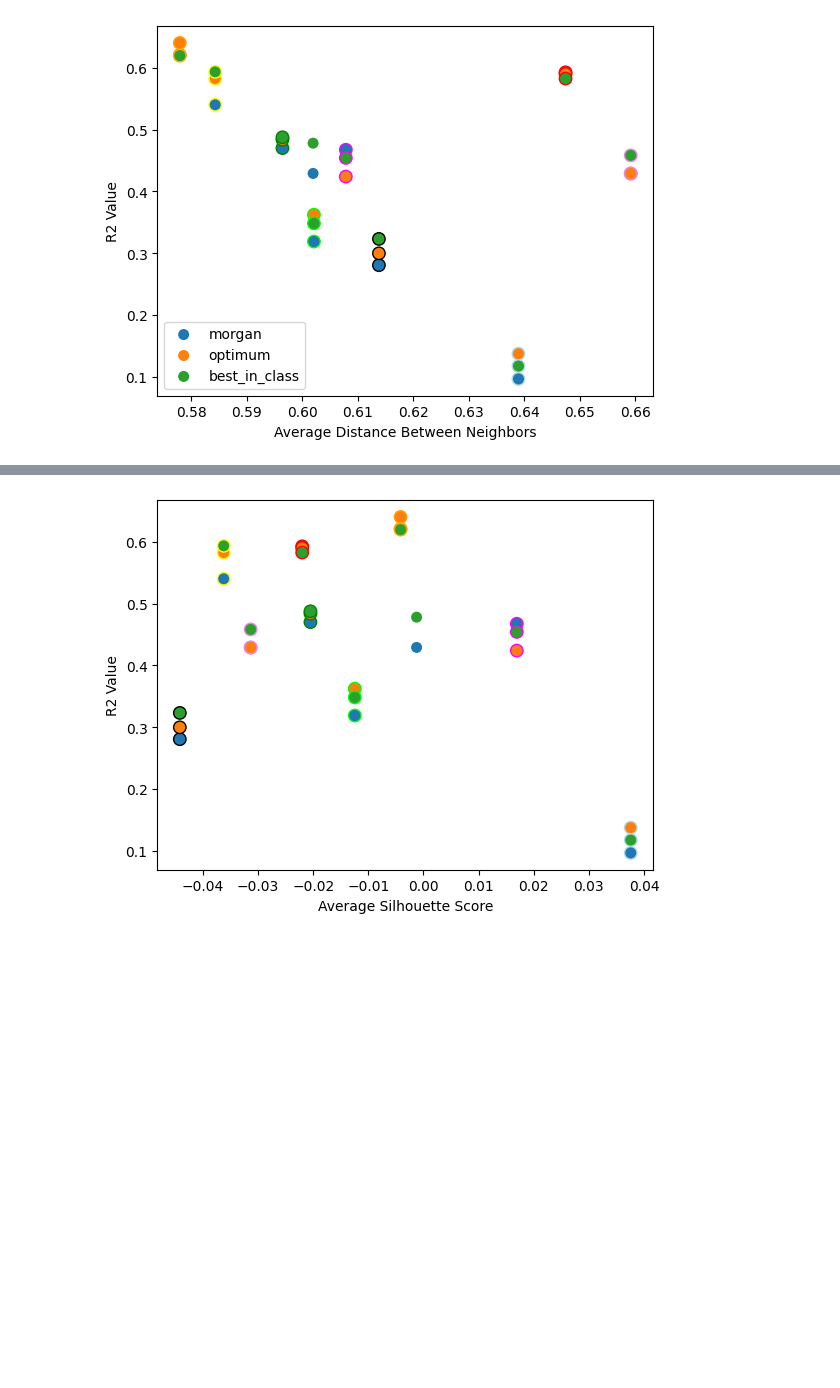
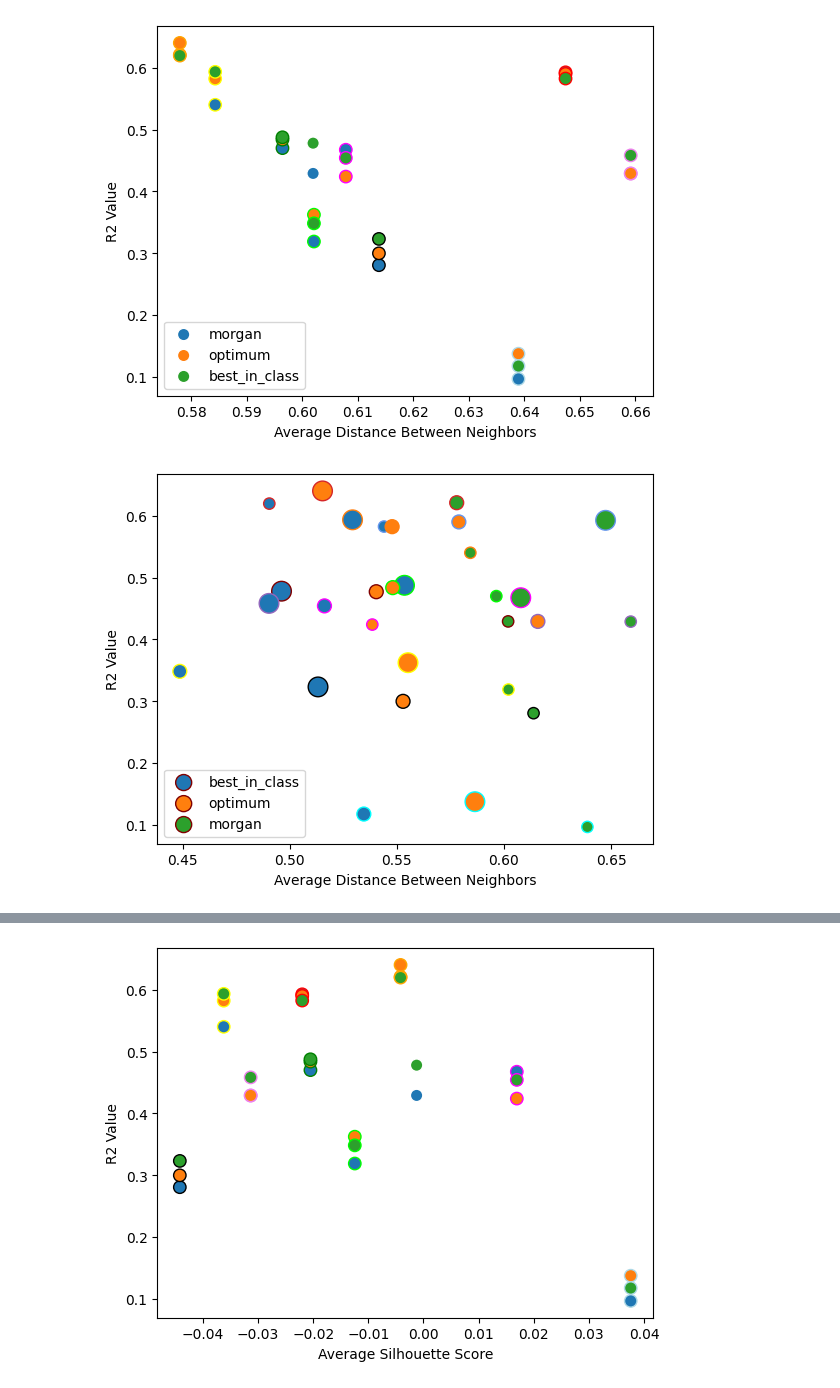
Before and after one commit to patlewig/genra-hybrid, a Jupyter notebook: notebooks/05-ajl-LD50_clusters.ipynb, the cells around one changed output, grey strips where cells are left out. Drawn from its saved outputs; the diff is of its cells as text; code cells hidden in the pictures; blank space fills up the shorter version.

```diff
--- a/notebooks/05-ajl-LD50_clusters.ipynb
+++ b/notebooks/05-ajl-LD50_clusters.ipynb
@@ -351,3 +623,68 @@ plt.legend()
 plt.show()
 # %% [output]
 [figure]
+# %%
+#Create rankings on performance_df for how fingerprints performed comparitively
+ranks = np.zeros((len(performance_df['superclass']),3))
+i = 0
+for superclass in performance_df['superclass']:
+    df = performance_df.set_index('superclass')
+    mor = df.loc[superclass,'morgan_r2']
+    opt = df.loc[superclass,'optimum_r2']
+    best = df.loc[superclass,'best_in_class_r2']
+    set_list = [mor, opt, best]
+    ranked_list = sorted(set_list, reverse = True)
+    ranks_list = [ranked_list.index(i)+1 for i in set_list]
+    ranks[i] = ranks_list
+    i+= 1
+performance_df['morgan_rank'] = ranks[:,0]
+performance_df['optimum_rank'] = ranks[:,1]
+performance_df['best_in_class_rank'] = ranks[:,2]
+# %%
+#Import our dependencies
+import matplotlib.pyplot as plt
+import numpy as np
+
+#Plot average distance between neighbors vs. average performance
+# Unlike the previous graph, this pulls the distance calculated using the
+# print plotted
+
+#Set up the subplots, as we will be pasting onto the same graph repeatedly
+fig, ax = plt.subplots()
+
+#Set the bottom of each bar to zero. Changing the value of this variable will allow for
+#traditional stacked bar graphs, but is not necessary here
+bottom = np.zeros(10)
+
+#Create a color dictionary so that bars are colored based on the fingerprint we are plotting a value for
+colors = {'Benzenoids':'maroon', 'Lipids and lipid-like molecules':'tab:red',
+       'Organic acids and derivatives':'tab:orange', 'Organic nitrogen compounds':'yellow',
+       'Organic oxygen compounds':'lime', 'Organohalogen compounds':'cyan',
+       'Organoheterocyclic compounds':'cornflowerblue', 'Organosulfur compounds':'tab:purple',
+       'Phenylpropanoids and polyketides':'magenta', 'unknown':'black'}
+
+#We will plot each print's data one at a time
+for print_type in ['best_', 'opt_', '']:
+    print_dict = {'best_':'best_in_class', 'opt_':'optimum', '':'morgan'}
+    print_name = print_dict[print_type]
+    x = subview.groupby('superclass').mean(numeric_only=True)[f'{print_type}avg_nbd_dist'].values
+    y = performance_df[f'{print_name}_r2']
+    labels = subview.groupby('superclass').mean(numeric_only=True)[f'{print_type}avg_nbd_dist'].index
+    coloring = []
+    for name in labels:
+        coloring.append(colors[name])
+    p = ax.scatter(x, y, \
+                label = print_name, edgecolors = coloring, s=200/performance_df[f'{print_name}_rank'])
+
+
+#Set titles and show legend
+plt.xlabel("Average Distance Between Neighbors")
+plt.ylabel("R2 Value")
+plt.legend()
+plt.show()
+
+
+#Show the graph
+plt.show()
+# %% [output]
+[figure, added]
```
Also changed, not shown: parts of 32 cells of this notebook, 7 other files.
